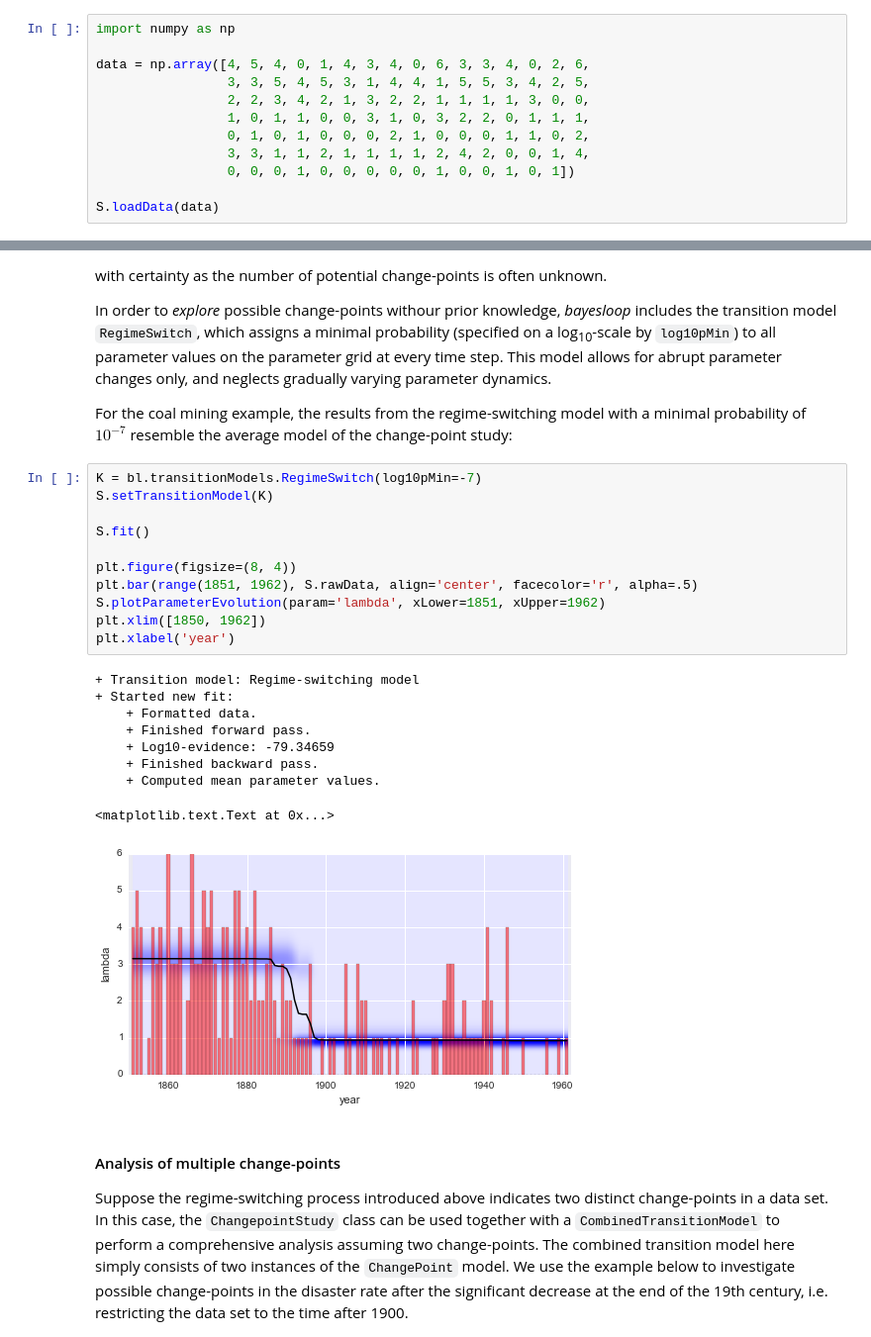
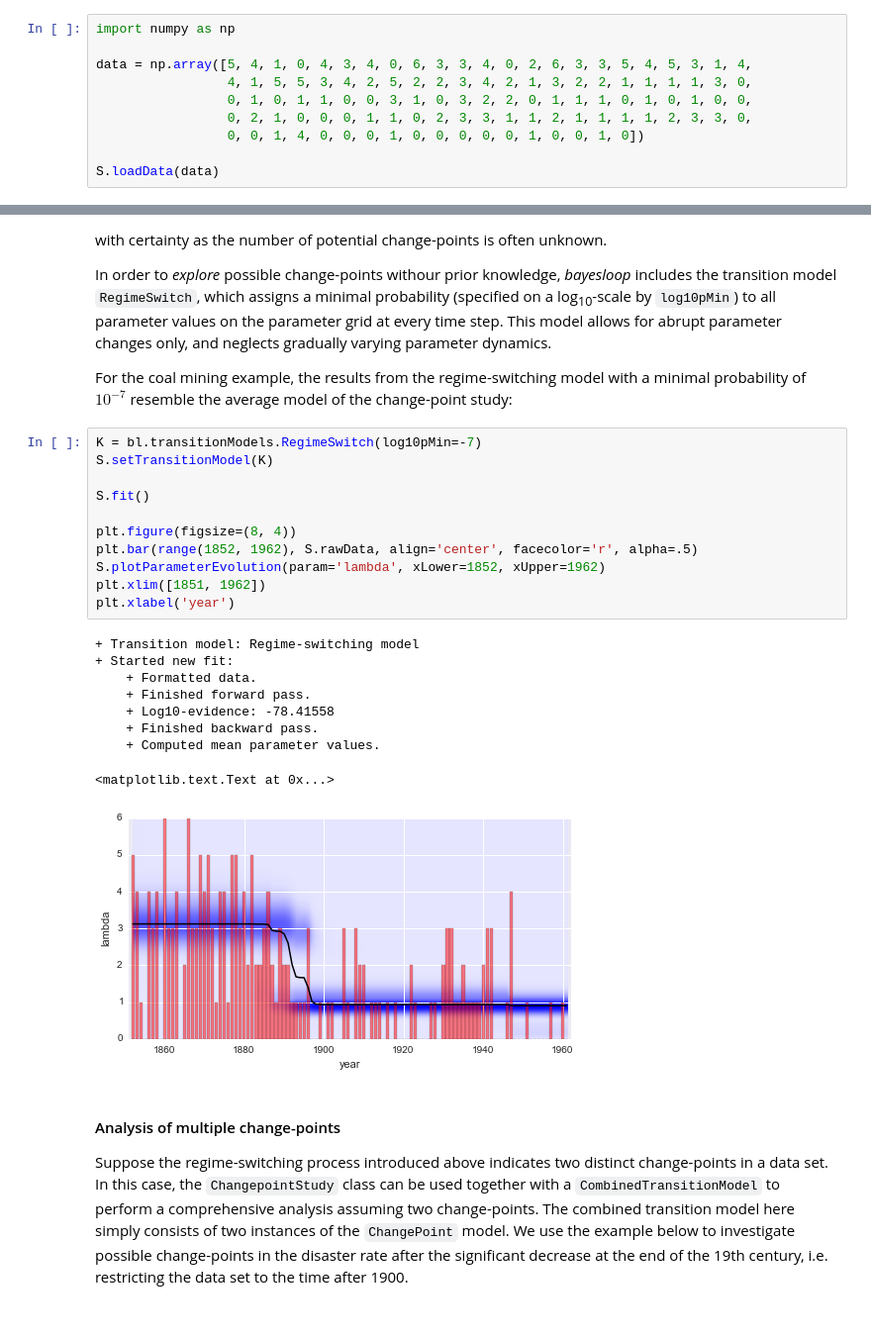
Before and after one commit to christophmark/bayesloop, a Jupyter notebook: docs/bayesloop_tutorial.ipynb, the cells around one changed output, grey strips where cells are left out. Shown at 99% size. Cells and saved outputs as stored; diff of their text form.

```diff
--- a/docs/bayesloop_tutorial.ipynb
+++ b/docs/bayesloop_tutorial.ipynb
@@ -55,13 +55,11 @@ In this first study, we use a simple, yet instructive example of heterogeneous t
 # %%
 import numpy as np
 
-data = np.array([4, 5, 4, 0, 1, 4, 3, 4, 0, 6, 3, 3, 4, 0, 2, 6,
-                 3, 3, 5, 4, 5, 3, 1, 4, 4, 1, 5, 5, 3, 4, 2, 5,
-                 2, 2, 3, 4, 2, 1, 3, 2, 2, 1, 1, 1, 1, 3, 0, 0,
-                 1, 0, 1, 1, 0, 0, 3, 1, 0, 3, 2, 2, 0, 1, 1, 1,
-                 0, 1, 0, 1, 0, 0, 0, 2, 1, 0, 0, 0, 1, 1, 0, 2,
-                 3, 3, 1, 1, 2, 1, 1, 1, 1, 2, 4, 2, 0, 0, 1, 4,
-                 0, 0, 0, 1, 0, 0, 0, 0, 0, 1, 0, 0, 1, 0, 1])
+data = np.array([5, 4, 1, 0, 4, 3, 4, 0, 6, 3, 3, 4, 0, 2, 6, 3, 3, 5, 4, 5, 3, 1, 4,
+                 4, 1, 5, 5, 3, 4, 2, 5, 2, 2, 3, 4, 2, 1, 3, 2, 2, 1, 1, 1, 1, 3, 0,
+                 0, 1, 0, 1, 1, 0, 0, 3, 1, 0, 3, 2, 2, 0, 1, 1, 1, 0, 1, 0, 1, 0, 0,
+                 0, 2, 1, 0, 0, 0, 1, 1, 0, 2, 3, 3, 1, 1, 2, 1, 1, 1, 1, 2, 3, 3, 0,
+                 0, 0, 1, 4, 0, 0, 0, 1, 0, 0, 0, 0, 0, 1, 0, 0, 1, 0])
 
 S.loadData(data)
 # %% [output]
@@ -618,24 +616,24 @@ For the coal mining example, the results from the regime-switching model with a
 # %%
 K = bl.transitionModels.RegimeSwitch(log10pMin=-7)
 S.setTransitionModel(K)
 
 S.fit()
 
 plt.figure(figsize=(8, 4))
-plt.bar(range(1851, 1962), S.rawData, align='center', facecolor='r', alpha=.5)
-S.plotParameterEvolution(param='lambda', xLower=1851, xUpper=1962)
-plt.xlim([1850, 1962])
+plt.bar(range(1852, 1962), S.rawData, align='center', facecolor='r', alpha=.5)
+S.plotParameterEvolution(param='lambda', xLower=1852, xUpper=1962)
+plt.xlim([1851, 1962])
 plt.xlabel('year')
 # %% [output]
 + Transition model: Regime-switching model
 + Started new fit:
     + Formatted data.
     + Finished forward pass.
-    + Log10-evidence: -79.34659
+    + Log10-evidence: -78.41558
     + Finished backward pass.
     + Computed mean parameter values.
 <matplotlib.text.Text at 0x...>
-[figure, old version]
+[figure, new version]
 # %% [markdown]
 #### Analysis of multiple change-points
 Suppose the regime-switching process introduced above indicates two distinct change-points in a data set. In this case, the `ChangepointStudy` class can be used together with a `CombinedTransitionModel` to perform a comprehensive analysis assuming two change-points. The combined transition model here simply consists of two instances of the `ChangePoint` model. We use the example below to investigate possible change-points in the disaster rate after the significant decrease at the end of the 19th century, i.e. restricting the data set to the time after 1900.
```
Also changed, not shown: parts of 35 cells of this notebook.
